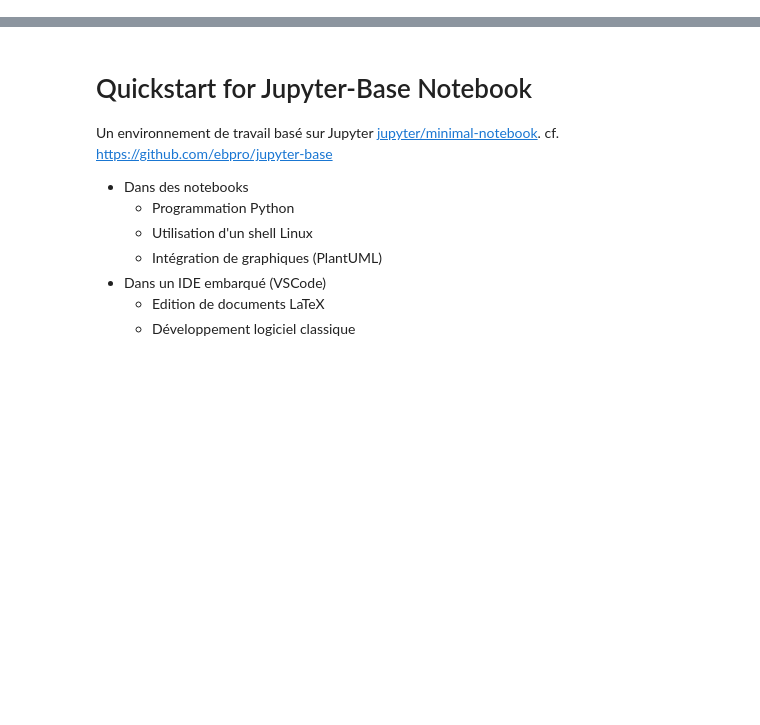
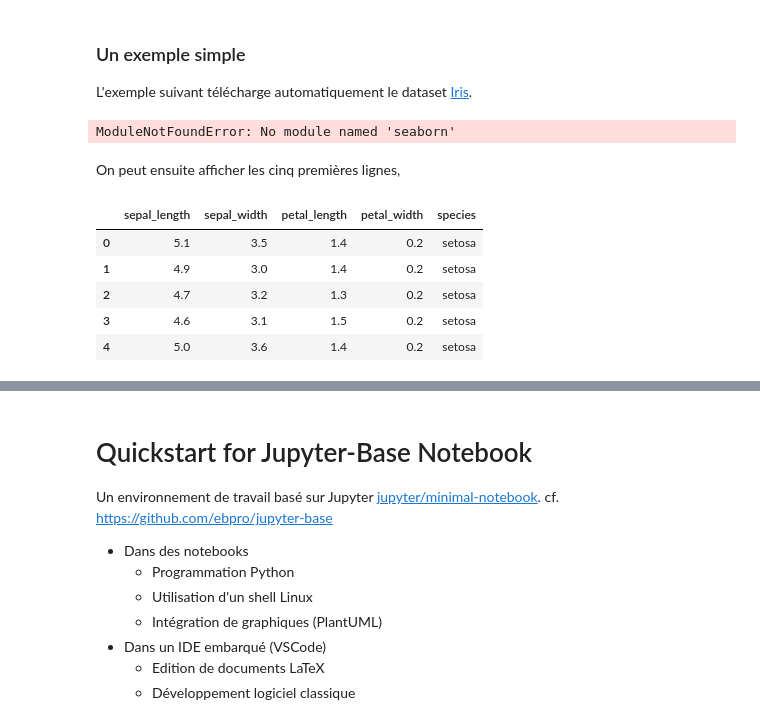
Before and after one commit to ebpro/notebook-qs-base, a Jupyter notebook: quickstart.ipynb, the cells around one changed output, grey strips where cells are left out. Cells and saved outputs as stored; diff of their text form; code cells hidden in the pictures; blank space fills up the shorter version.

```diff
--- a/quickstart.ipynb
+++ b/quickstart.ipynb
@@ -0,0 +7,3 @@
+# %% [markdown]
+### Un exemple simple
+L'exemple suivant télécharge automatiquement le dataset [Iris](https://archive.ics.uci.edu/ml/datasets/iris).
@@ -0,0 +23,17 @@
+# %%
+# Le dataset est téléchargé depuis le Web (idélament, il devrait être accessible depuis un partage).
+import seaborn as sns
+iris = sns.load_dataset("iris")
+# %% [output]
+ModuleNotFoundError: No module named 'seaborn'
+# %% [markdown]
+On peut ensuite afficher les cinq premières lignes,
+# %%
+iris.head()
+# %% [output]
+|  | sepal_length | sepal_width | petal_length | petal_width | species |
+| 0 | 5.1 | 3.5 | 1.4 | 0.2 | setosa |
+| 1 | 4.9 | 3.0 | 1.4 | 0.2 | setosa |
+| 2 | 4.7 | 3.2 | 1.3 | 0.2 | setosa |
+| 3 | 4.6 | 3.1 | 1.5 | 0.2 | setosa |
+| 4 | 5.0 | 3.6 | 1.4 | 0.2 | setosa |
```
Also changed, not shown: parts of 29 cells of this notebook, 5 other files.
